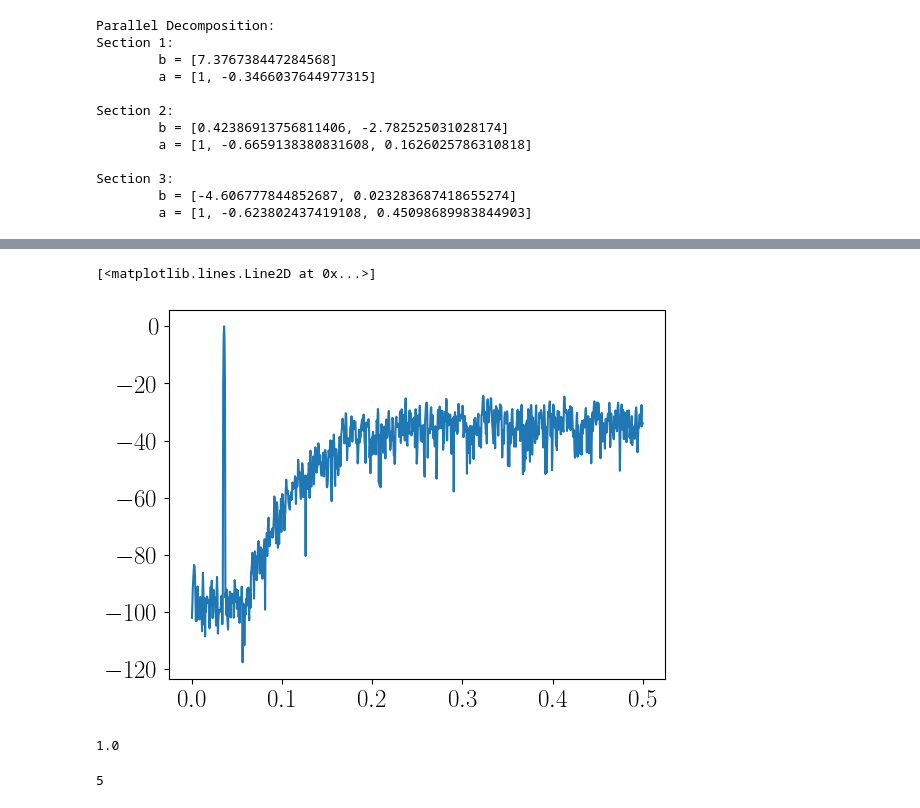
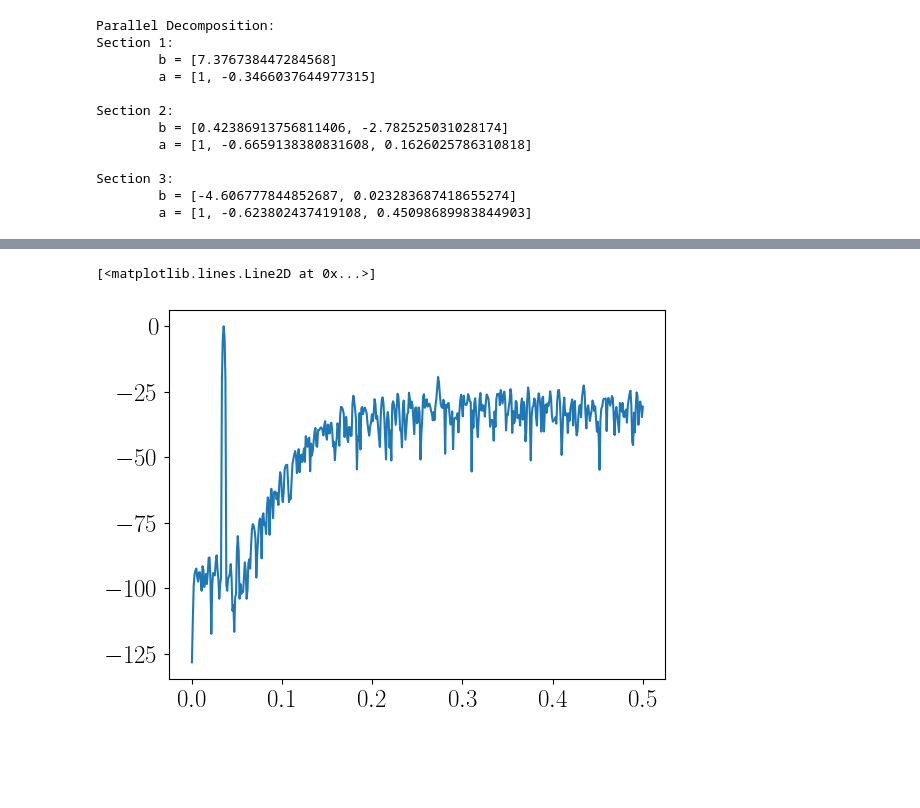
Before and after one commit to urosminoski/All-Digital-RF-Transmitter-in-FPGA-master-, a Jupyter notebook: sim/v1.4/python/jupyter/delta_sigma.ipynb, the cells around one changed output, grey strips where cells are left out. Drawn from its saved outputs; the diff is of its cells as text; code cells hidden in the pictures; blank space fills up the shorter version.

```diff
--- a/sim/v1.4/python/jupyter/delta_sigma.ipynb
+++ b/sim/v1.4/python/jupyter/delta_sigma.ipynb
@@ -288,8 +128,0 @@ def iir_fxp(x, b, a, n_word, n_frac):
-# %%
-N = 1024
-F1 = 0.1
-F2 = 0.34
-x = np.sin(2*np.pi*F1*np.arange(N)) + np.sin(2*np.pi*F2*np.arange(N))
-x_fxp = [Fxp(val, signed=True, n_word=n_word, n_frac=n_frac, overflow='saturate', rounding='around') for val in x]
-
-y_fxp = iir_fxp(x_fxp, b_parallel_fxp, a_parallel_fxp, n_word = [24, 5], n_frac = [19, 0])
@@ -403,7 +128,0 @@ end architecture;
-# %%
-N = 2*1024
-M = 3
-OSR = 8
-
-x_ = 2**(M-1) * np.sin(2*np.pi*np.floor(2/7 * N/OSR) * np.arange(N)/N)
-x = [Fxp(val, signed=True, n_word=12, n_frac=8, overflow='saturate', rounding='around') for val in x_]
@@ -462,20 +128,0 @@ for i in range(len(x)):
-# %%
-def fft_dB(x):
-    y_fft = np.fft.fft(x)
-    y_fft_dB = 20*np.log10(np.abs(y_fft))
-    y_fft_dB -= np.max(y_fft_dB)
-    y_fft_dB = y_fft_dB[:len(y)//2]
-    return y_fft_dB
-
-w1 = signal.blackman(len(y), False)
-y1 = fft_dB(w1*y)
-freqs = np.linspace(0, 0.5, len(y)//2)
-
-plt.plot(freqs, y1)
-# %% [output]
-[<matplotlib.lines.Line2D at 0x...>]
-[figure, removed]
-# %%
-print(v())
-# %% [output]
-1.0
@@ -502,7 +129,11 @@ y_i := resize(x + y_iir, y_i'high, y_i'low);
-# %%
-v = Fxp(0, n_word=5, n_frac=0, overflow='saturate', rounding='around')
-for i in range(5):
-    v( i+1 )
-print(v())
-# %% [output]
-5
+# %%
+w = signal.blackman(len(yfxp), False)
+yfxp_fft = np.fft.fft(yfxp*w)
+yfxp_fft_dB = 20*np.log10(np.abs(yfxp_fft))
+yfxp_fft_dB -= np.max(yfxp_fft_dB)
+yfxp_fft_dB = yfxp_fft_dB[:N//2]
+
+plt.plot(np.linspace(0, 0.5, N//2), yfxp_fft_dB)
+# %% [output]
+[<matplotlib.lines.Line2D at 0x...>]
+[figure, added]
```
Also changed, not shown: parts of 21 cells of this notebook, 9 other files.
